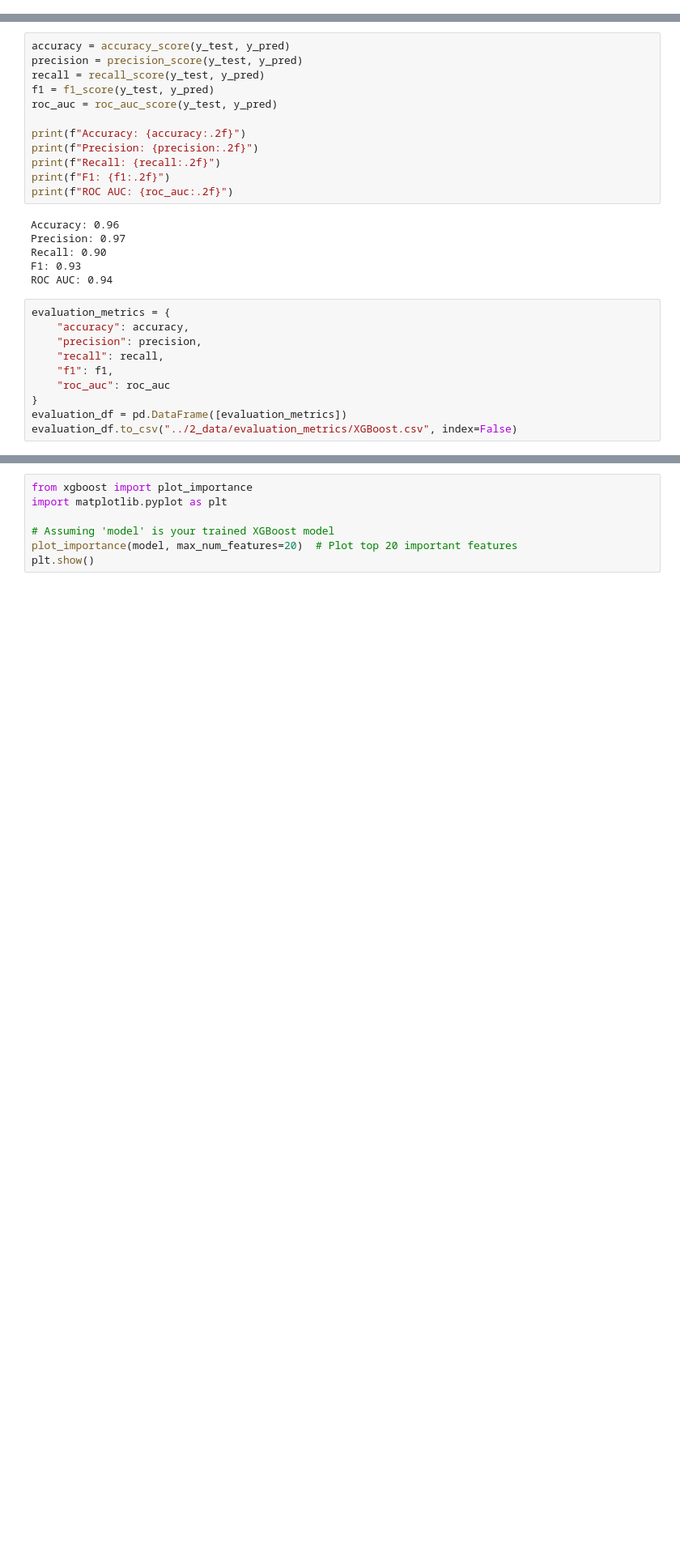
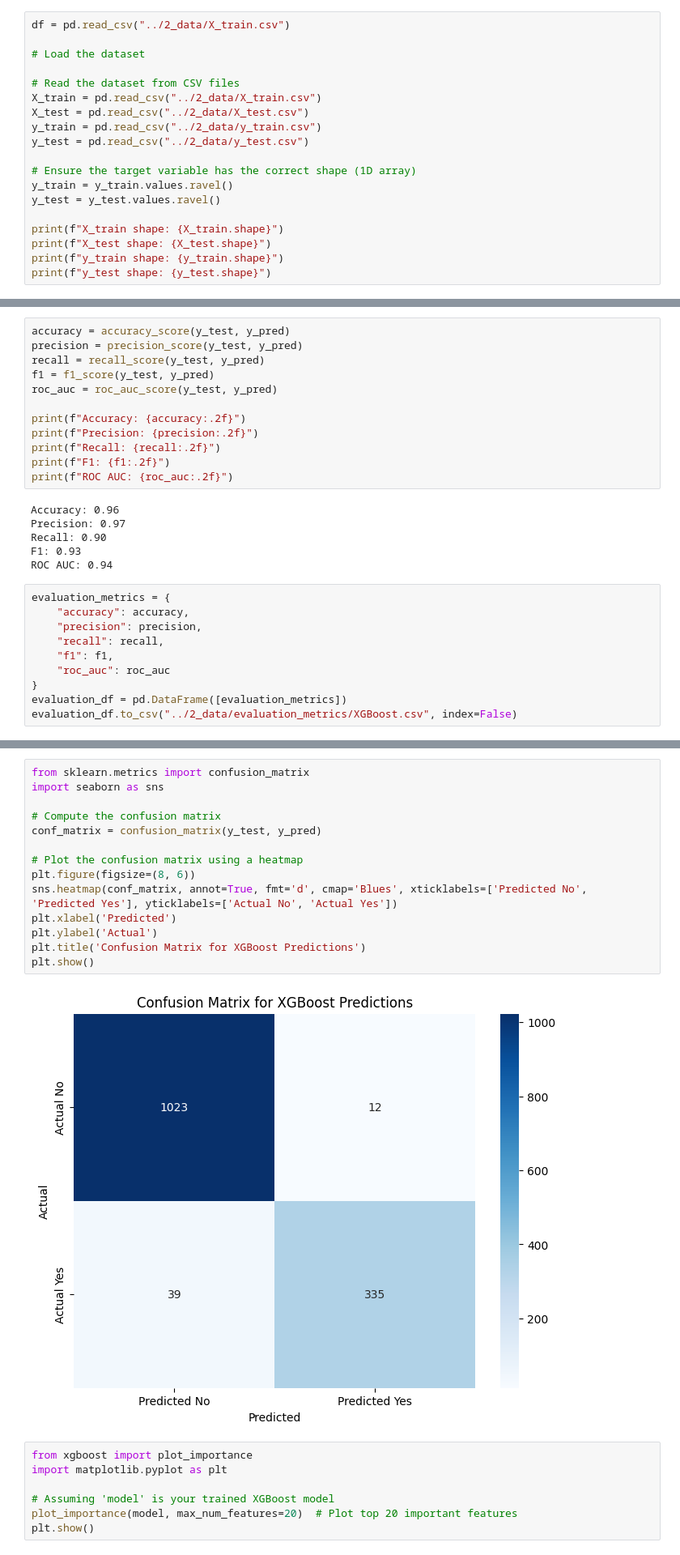
Before and after one commit to eelisee/telco-customer-churn, a Jupyter notebook: 4_analysis/8_XGBoost.ipynb, the cells around one changed output, grey strips where cells are left out. Shown at 81% size. Drawn from its saved outputs; the diff is of its cells as text; blank space fills up the shorter version.

```diff
--- a/4_analysis/8_XGBoost.ipynb
+++ b/4_analysis/8_XGBoost.ipynb
@@ -14,0 +11,19 @@ y_test = pd.read_csv("../2_data/y_test.csv").squeeze()
+# %%
+df = pd.read_csv("../2_data/X_train.csv")
+
+# Load the dataset
+
+# Read the dataset from CSV files
+X_train = pd.read_csv("../2_data/X_train.csv")
+X_test = pd.read_csv("../2_data/X_test.csv")
+y_train = pd.read_csv("../2_data/y_train.csv")
+y_test = pd.read_csv("../2_data/y_test.csv")
+
+# Ensure the target variable has the correct shape (1D array)
+y_train = y_train.values.ravel()
+y_test = y_test.values.ravel()
+
+print(f"X_train shape: {X_train.shape}")
+print(f"X_test shape: {X_test.shape}")
+print(f"y_train shape: {y_train.shape}")
+print(f"y_test shape: {y_test.shape}")
@@ -60,3 +87,19 @@ evaluation_df.to_csv("../2_data/evaluation_metrics/XGBoost.csv", index=False)
+# %%
+from sklearn.metrics import confusion_matrix
+import seaborn as sns
+
+# Compute the confusion matrix
+conf_matrix = confusion_matrix(y_test, y_pred)
+
+# Plot the confusion matrix using a heatmap
+plt.figure(figsize=(8, 6))
+sns.heatmap(conf_matrix, annot=True, fmt='d', cmap='Blues', xticklabels=['Predicted No', 'Predicted Yes'], yticklabels=['Actual No', 'Actual Yes'])
+plt.xlabel('Predicted')
+plt.ylabel('Actual')
+plt.title('Confusion Matrix for XGBoost Predictions')
+plt.show()
+# %% [output]
+[figure, added]
 # %%
 from xgboost import plot_importance
 import matplotlib.pyplot as plt
```
Also changed, not shown: parts of 8 cells of this notebook, 7 other files.
